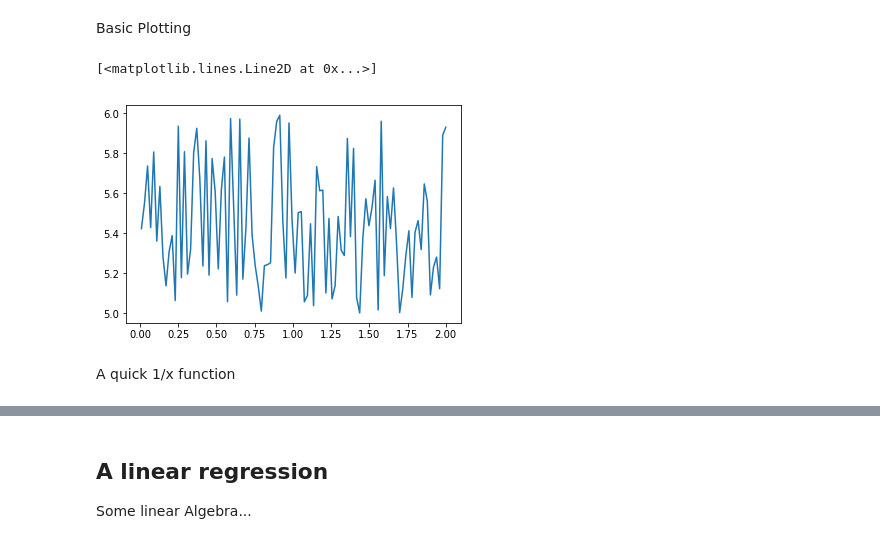
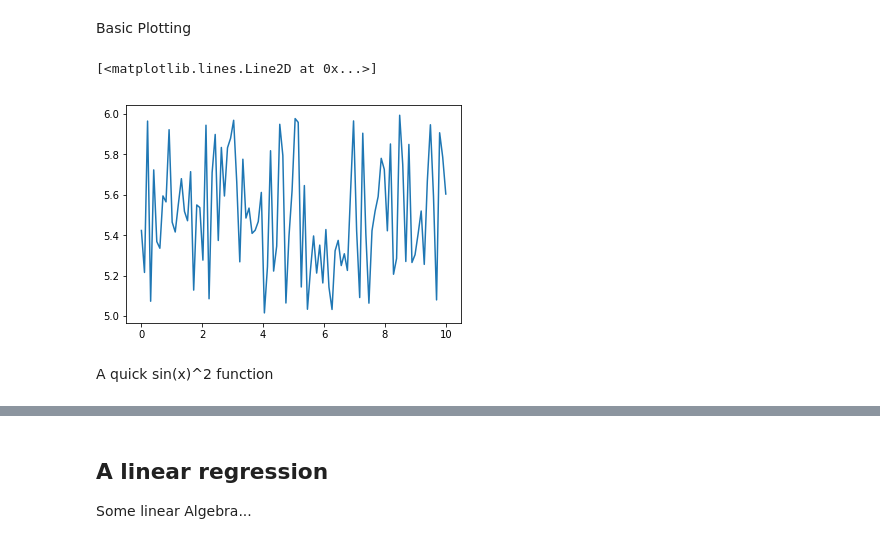
Before and after one commit to tcapelle/python_ines, a Jupyter notebook: Intro.ipynb, the cells around one changed output, grey strips where cells are left out. Saved outputs shown, nothing was run; the diff lists cells and outputs as text; code cells hidden in the pictures.

Commit message:
replaced 1/x function

```diff
--- a/Intro.ipynb
+++ b/Intro.ipynb
@@ -76,12 +76,12 @@ Basic Plotting
 # %%
 import matplotlib.pyplot as plt
 # %%
-x = np.linspace(0.01, 2, 100)
+x = np.linspace(0, 10, 100)
 y = np.random.random(100)+5
 plt.plot(x,y)
 # %% [output]
 [<matplotlib.lines.Line2D at 0x...>]
-[figure, old version]
+[figure, new version]
 # %% [markdown]
-A quick 1/x function
+A quick sin(x)^2 function
 # %%
```
Also changed, not shown: parts of 16 cells of this notebook.
